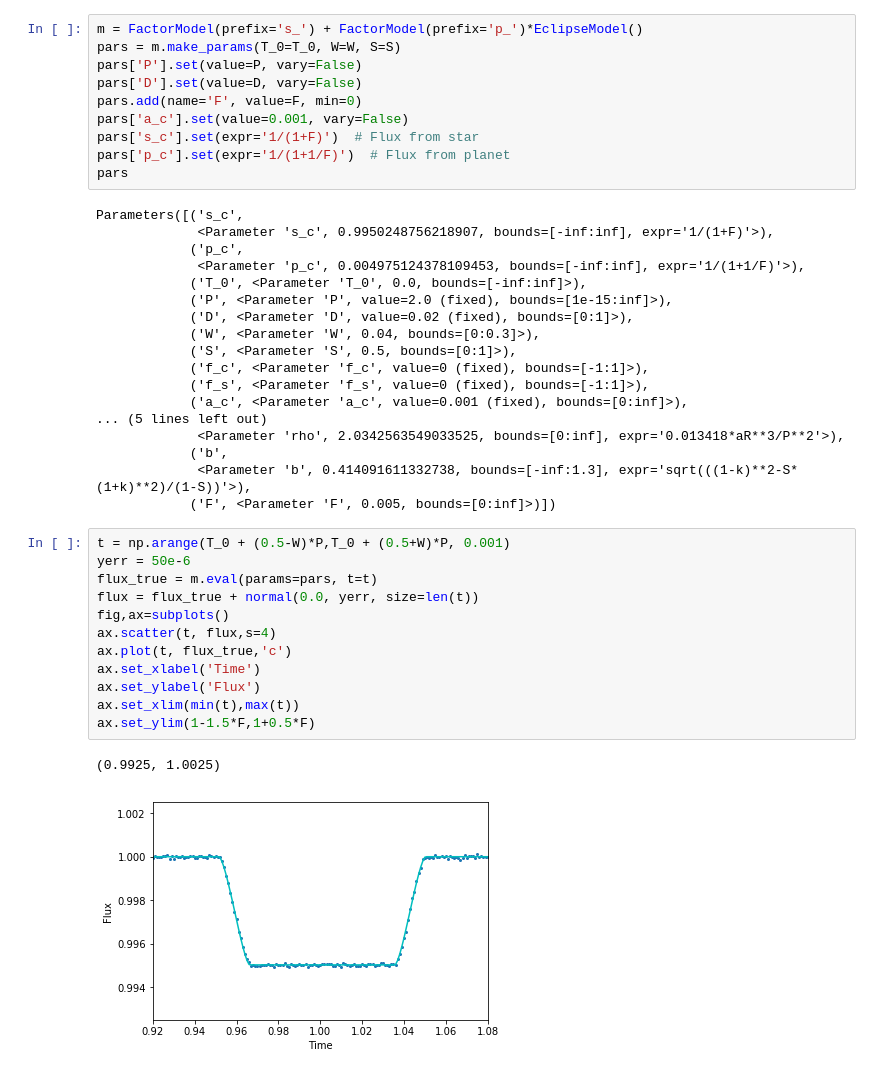
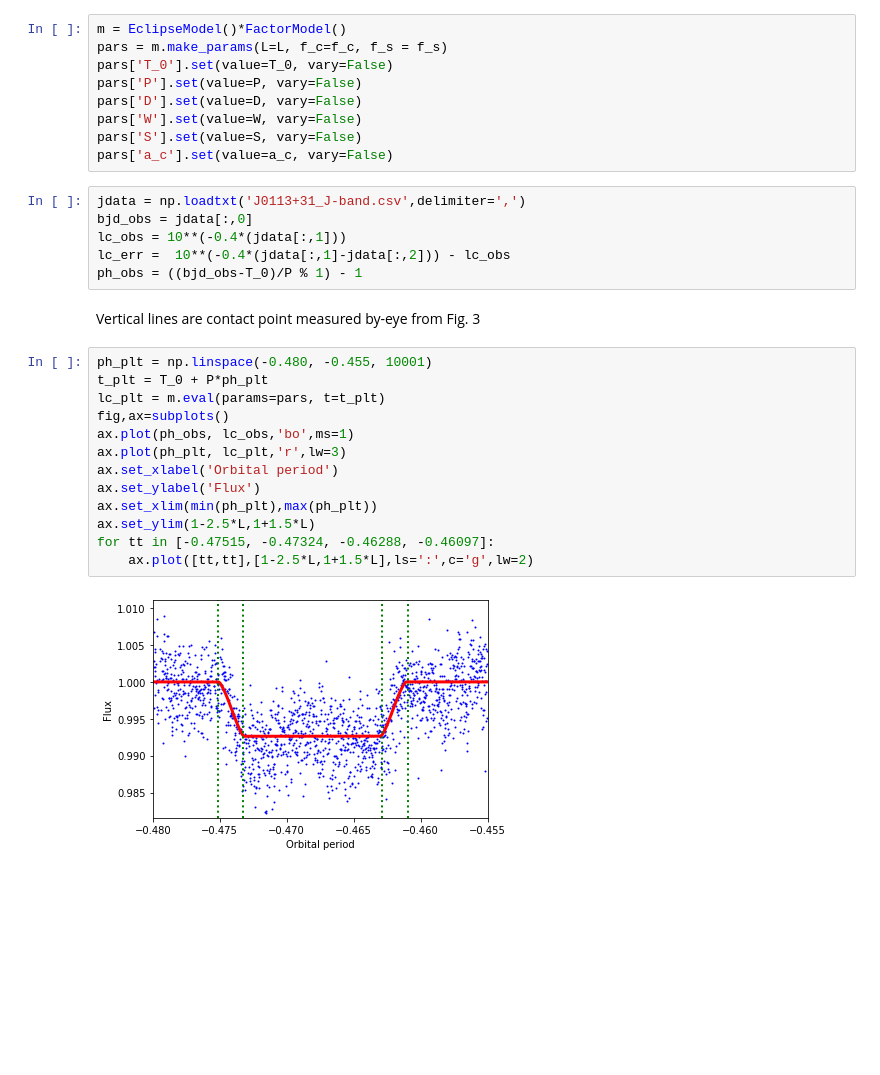
Before and after one commit to pmaxted/pycheops, a Jupyter notebook: pycheops/examples/Notebooks/TestEclipseModel.ipynb, the cells around one changed output. Drawn from its saved outputs; the diff is of its cells as text; blank space fills up the shorter version.

```diff
--- a/pycheops/examples/Notebooks/TestEclipseModel.ipynb
+++ b/pycheops/examples/Notebooks/TestEclipseModel.ipynb
@@ -14,44 +28,33 @@ F = 0.005  # Planet-star flux ratio
 # %%
-m = FactorModel(prefix='s_') + FactorModel(prefix='p_')*EclipseModel()
-pars = m.make_params(T_0=T_0, W=W, S=S)
+m = EclipseModel()*FactorModel()
+pars = m.make_params(L=L, f_c=f_c, f_s = f_s)
+pars['T_0'].set(value=T_0, vary=False)
 pars['P'].set(value=P, vary=False)
 pars['D'].set(value=D, vary=False)
-pars.add(name='F', value=F, min=0)
-pars['a_c'].set(value=0.001, vary=False)
-pars['s_c'].set(expr='1/(1+F)')  # Flux from star
-pars['p_c'].set(expr='1/(1+1/F)')  # Flux from planet
-pars
+pars['W'].set(value=W, vary=False)
+pars['S'].set(value=S, vary=False)
+pars['a_c'].set(value=a_c, vary=False)
-# %% [output]
-Parameters([('s_c',
-             <Parameter 's_c', 0.9950248756218907, bounds=[-inf:inf], expr='1/(1+F)'>),
-            ('p_c',
-             <Parameter 'p_c', 0.004975124378109453, bounds=[-inf:inf], expr='1/(1+1/F)'>),
-            ('T_0', <Parameter 'T_0', 0.0, bounds=[-inf:inf]>),
-            ('P', <Parameter 'P', value=2.0 (fixed), bounds=[1e-15:inf]>),
-            ('D', <Parameter 'D', value=0.02 (fixed), bounds=[0:1]>),
-            ('W', <Parameter 'W', 0.04, bounds=[0:0.3]>),
-            ('S', <Parameter 'S', 0.5, bounds=[0:1]>),
-            ('f_c', <Parameter 'f_c', value=0 (fixed), bounds=[-1:1]>),
-            ('f_s', <Parameter 'f_s', value=0 (fixed), bounds=[-1:1]>),
-            ('a_c', <Parameter 'a_c', value=0.001 (fixed), bounds=[0:inf]>),
-... (5 lines left out)
-             <Parameter 'rho', 2.0342563549033525, bounds=[0:inf], expr='0.013418*aR**3/P**2'>),
-            ('b',
-             <Parameter 'b', 0.414091611332738, bounds=[-inf:1.3], expr='sqrt(((1-k)**2-S*(1+k)**2)/(1-S))'>),
-            ('F', <Parameter 'F', 0.005, bounds=[0:inf]>)])
-# %%
-t = np.arange(T_0 + (0.5-W)*P,T_0 + (0.5+W)*P, 0.001)
-yerr = 50e-6
-flux_true = m.eval(params=pars, t=t)
-flux = flux_true + normal(0.0, yerr, size=len(t))
-fig,ax=subplots()
-ax.scatter(t, flux,s=4)
-ax.plot(t, flux_true,'c')
-ax.set_xlabel('Time')
-ax.set_ylabel('Flux')
-ax.set_xlim(min(t),max(t))
-ax.set_ylim(1-1.5*F,1+0.5*F)
-# %% [output]
-(0.9925, 1.0025)
-[figure, removed]
+# %%
+jdata = np.loadtxt('J0113+31_J-band.csv',delimiter=',')
+bjd_obs = jdata[:,0]
+lc_obs = 10**(-0.4*(jdata[:,1]))
+lc_err =  10**(-0.4*(jdata[:,1]-jdata[:,2])) - lc_obs
+ph_obs = ((bjd_obs-T_0)/P % 1) - 1
+# %% [markdown]
+Vertical lines are contact point measured by-eye from Fig. 3
+# %%
+ph_plt = np.linspace(-0.480, -0.455, 10001)
+t_plt = T_0 + P*ph_plt
+lc_plt = m.eval(params=pars, t=t_plt)
+fig,ax=subplots()
+ax.plot(ph_obs, lc_obs,'bo',ms=1)
+ax.plot(ph_plt, lc_plt,'r',lw=3)
+ax.set_xlabel('Orbital period')
+ax.set_ylabel('Flux')
+ax.set_xlim(min(ph_plt),max(ph_plt))
+ax.set_ylim(1-2.5*L,1+1.5*L)
+for tt in [-0.47515, -0.47324, -0.46288, -0.46097]:
+    ax.plot([tt,tt],[1-2.5*L,1+1.5*L],ls=':',c='g',lw=2)
+# %% [output]
+[figure, added]
 # %%
```
Also changed, not shown: parts of 7 cells of this notebook, 17 other files.
